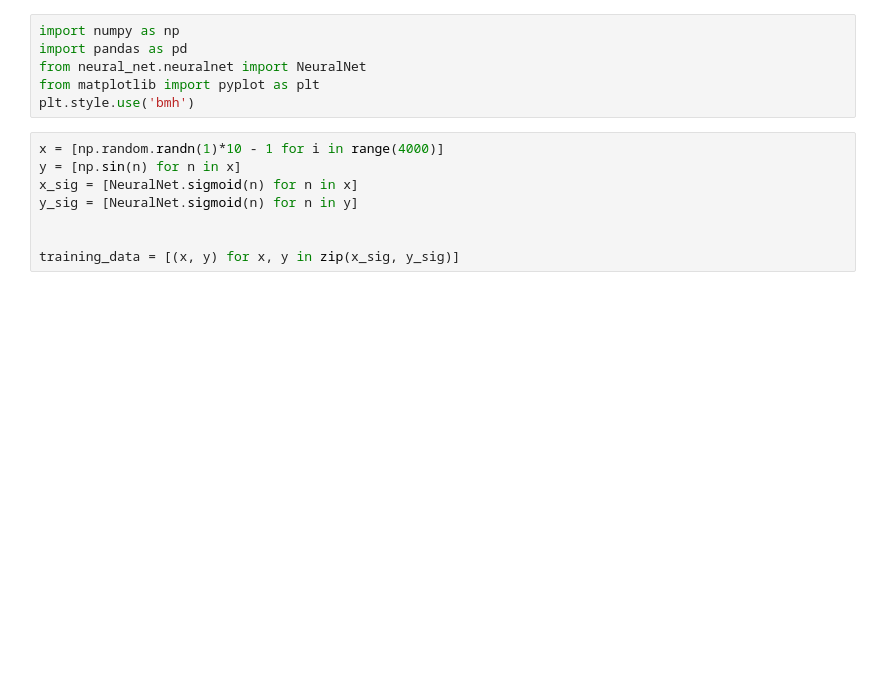
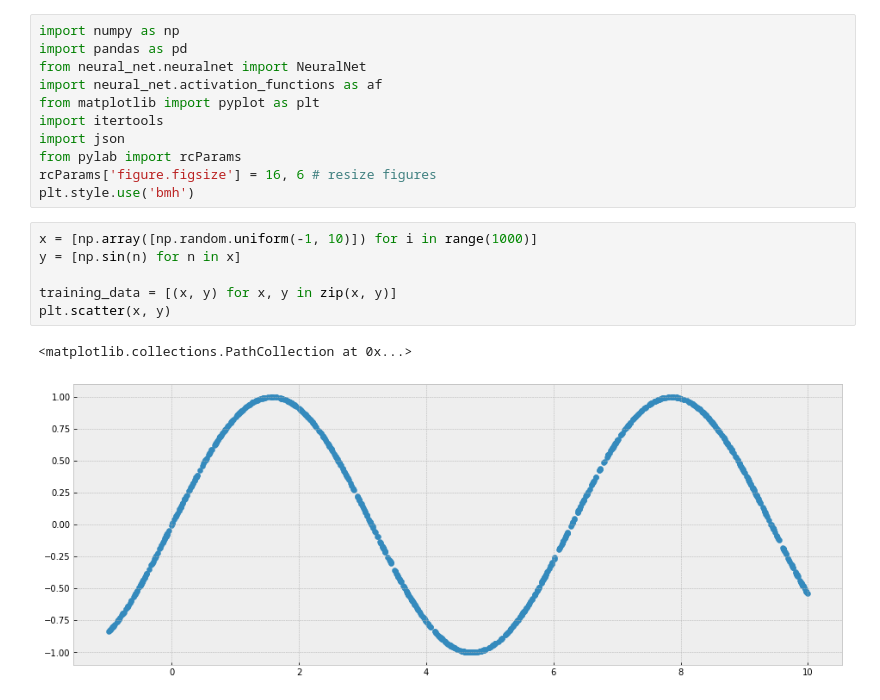
Before and after one commit to vichr-vita/neuralnet-project-1o, a Jupyter notebook: sin_approx.ipynb, the cells around one changed output. Cells and saved outputs as stored; diff of their text form; blank space fills up the shorter version.

```diff
--- a/sin_approx.ipynb
+++ b/sin_approx.ipynb
@@ -2,14 +2,20 @@
 import numpy as np
 import pandas as pd
 from neural_net.neuralnet import NeuralNet
+import neural_net.activation_functions as af
 from matplotlib import pyplot as plt
+import itertools
+import json
+from pylab import rcParams
+rcParams['figure.figsize'] = 16, 6 # resize figures
 plt.style.use('bmh')
 # %%
-x = [np.random.randn(1)*10 - 1 for i in range(4000)]
+x = [np.array([np.random.uniform(-1, 10)]) for i in range(1000)]
 y = [np.sin(n) for n in x]
-x_sig = [NeuralNet.sigmoid(n) for n in x]
-y_sig = [NeuralNet.sigmoid(n) for n in y]
 
-
-training_data = [(x, y) for x, y in zip(x_sig, y_sig)]
+training_data = [(x, y) for x, y in zip(x, y)]
+plt.scatter(x, y)
+# %% [output]
+<matplotlib.collections.PathCollection at 0x...>
+[figure, added]
 # %%
```
Also changed, not shown: parts of 3 cells of this notebook, 8 other files.
